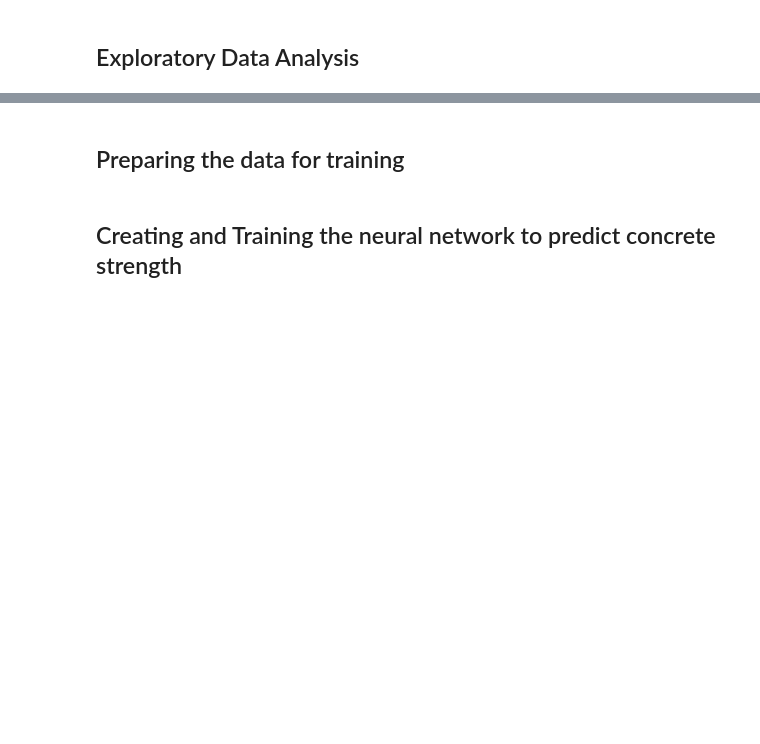
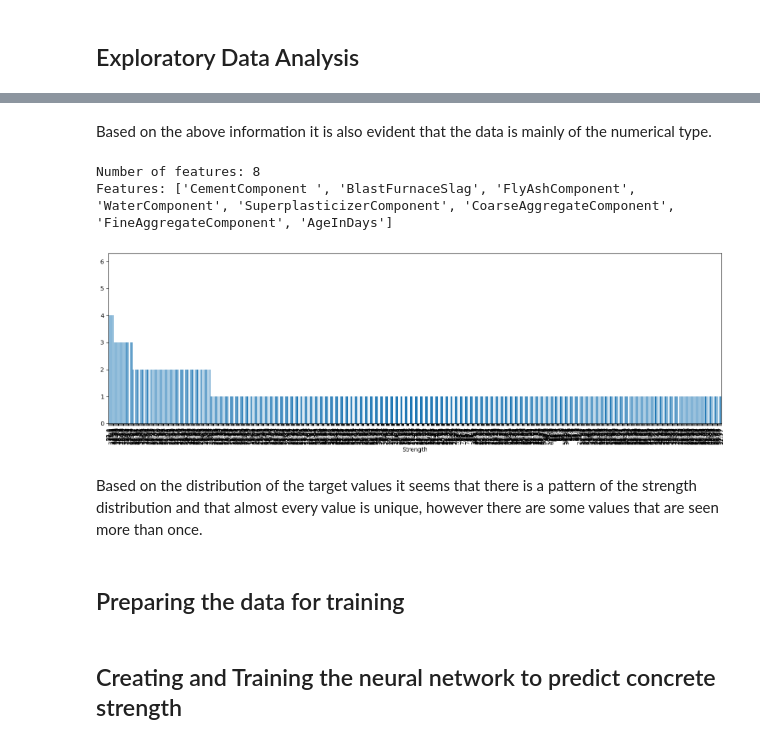
Before and after one commit to AndriyBabiy/goit_deep-learning, a Jupyter notebook: 01_PyTorch_Fundamentals/01_PyTorch_Fundementals.ipynb, the cells around one changed output, grey strips where cells are left out. Drawn from its saved outputs; the diff is of its cells as text; code cells hidden in the pictures; blank space fills up the shorter version.

```diff
--- a/01_PyTorch_Fundamentals/01_PyTorch_Fundementals.ipynb
+++ b/01_PyTorch_Fundamentals/01_PyTorch_Fundementals.ipynb
@@ -11,2 +12,2 @@ import pandas as pd
 # %%
-data = pd.read_csv('ConcreteStrengthData.csv')
+df = pd.read_csv('ConcreteStrengthData.csv')
@@ -31,3 +58,23 @@ data
+# %% [markdown]
+Based on the above information it is also evident that the data is mainly of the numerical type.
+# %%
+target = 'Strength'
+features = [col for col in df.columns if col != target]
+
+print(f'Number of features: {len(features)}')
+print('Features:', features)
+# %% [output]
+Number of features: 8
+Features: ['CementComponent ', 'BlastFurnaceSlag', 'FlyAshComponent', 'WaterComponent', 'SuperplasticizerComponent', 'CoarseAggregateComponent', 'FineAggregateComponent', 'AgeInDays']
+# %%
+ax = df[target].value_counts().plot(kind='bar', figsize=(15,5))
+
+plt.tight_layout()
+plt.show()
+# %% [output]
+[figure, added]
+# %% [markdown]
+Based on the distribution of the target values it seems that there is a pattern of the strength distribution and that almost every value is unique, however there are some values that are seen more than once.
 # %% [markdown]
 ## Preparing the data for training
 # %% [markdown]
```
Also changed, not shown: parts of 7 cells of this notebook.
